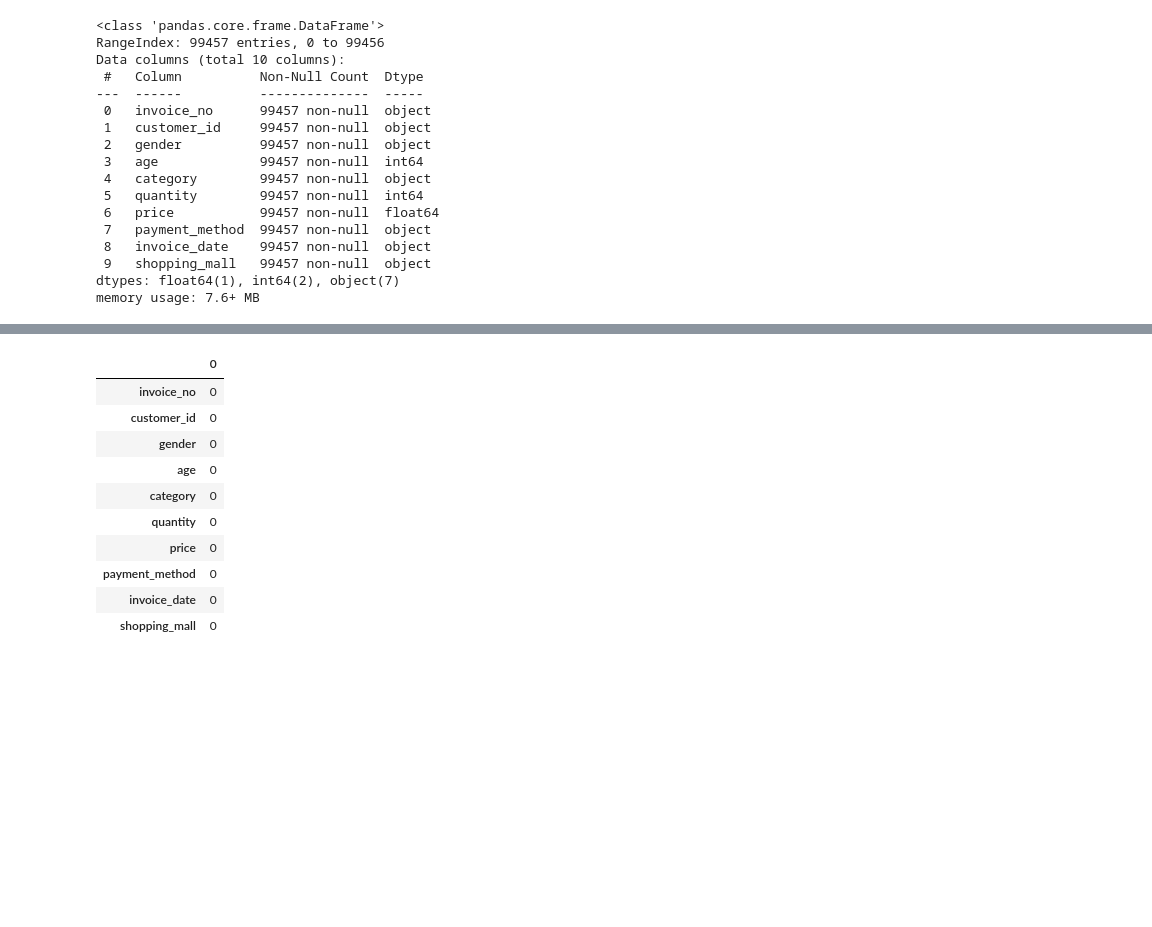
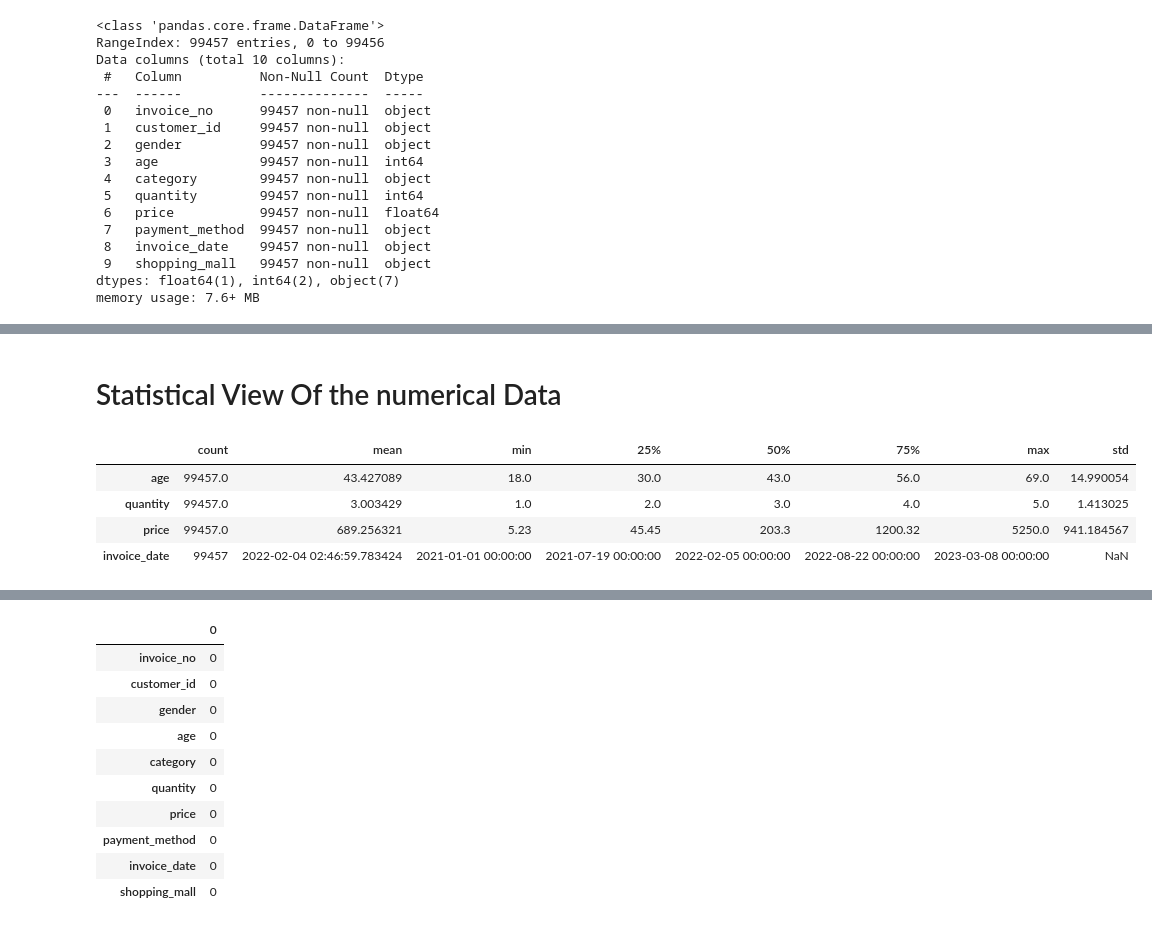
Before and after one commit to anaghck/OIBSIP, a Jupyter notebook: EDA_on_Retail_Sales_Data.ipynb, the cells around one changed output, grey strips where cells are left out. Cells and saved outputs as stored; diff of their text form; code cells hidden in the pictures; blank space fills up the shorter version.

```diff
--- a/EDA_on_Retail_Sales_Data.ipynb
+++ b/EDA_on_Retail_Sales_Data.ipynb
@@ -26,0 +52,3 @@ memory usage: 7.6+ MB
+# %%
+df['invoice_date'] = pd.to_datetime(df['invoice_date'], dayfirst=True)
+df.dtypes
@@ -26,0 +68,10 @@ memory usage: 7.6+ MB
+# %% [markdown]
+# Statistical View Of the numerical Data
+# %%
+df.describe().T
+# %% [output]
+|  | count | mean | min | 25% | 50% | 75% | max | std |
+| age | 99457.0 | 43.427089 | 18.0 | 30.0 | 43.0 | 56.0 | 69.0 | 14.990054 |
+| quantity | 99457.0 | 3.003429 | 1.0 | 2.0 | 3.0 | 4.0 | 5.0 | 1.413025 |
+| price | 99457.0 | 689.256321 | 5.23 | 45.45 | 203.3 | 1200.32 | 5250.0 | 941.184567 |
+| invoice_date | 99457 | 2022-02-04 02:46:59.783424 | 2021-01-01 00:00:00 | 2021-07-19 00:00:00 | 2022-02-05 00:00:00 | 2022-08-22 00:00:00 | 2023-03-08 00:00:00 | NaN |
```
Also changed, not shown: parts of 7 cells of this notebook.
